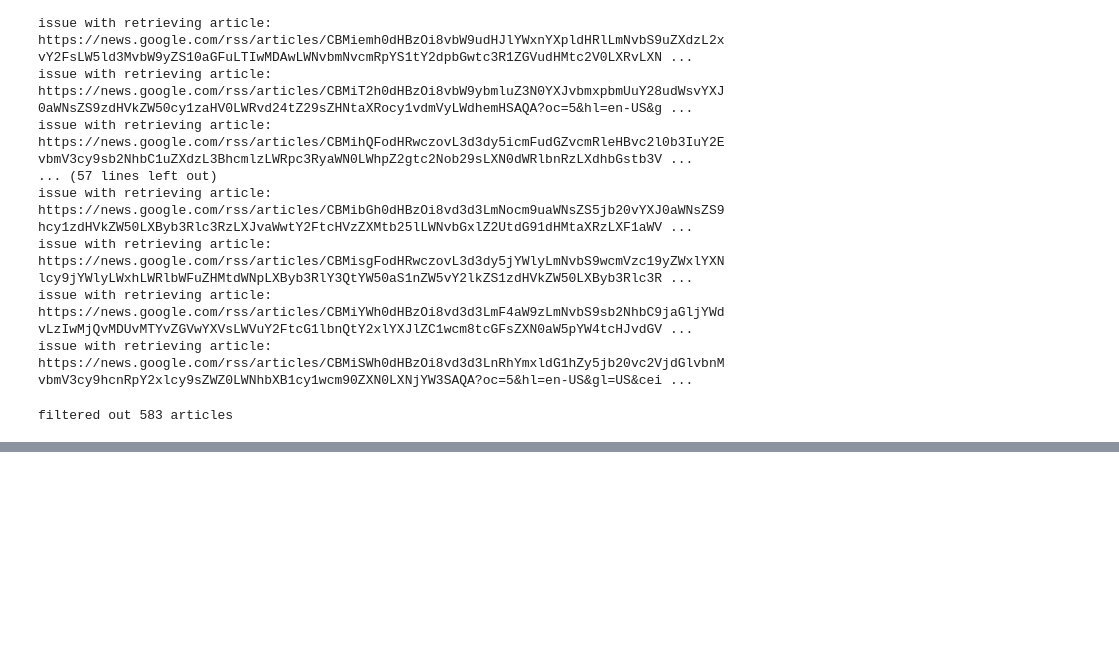
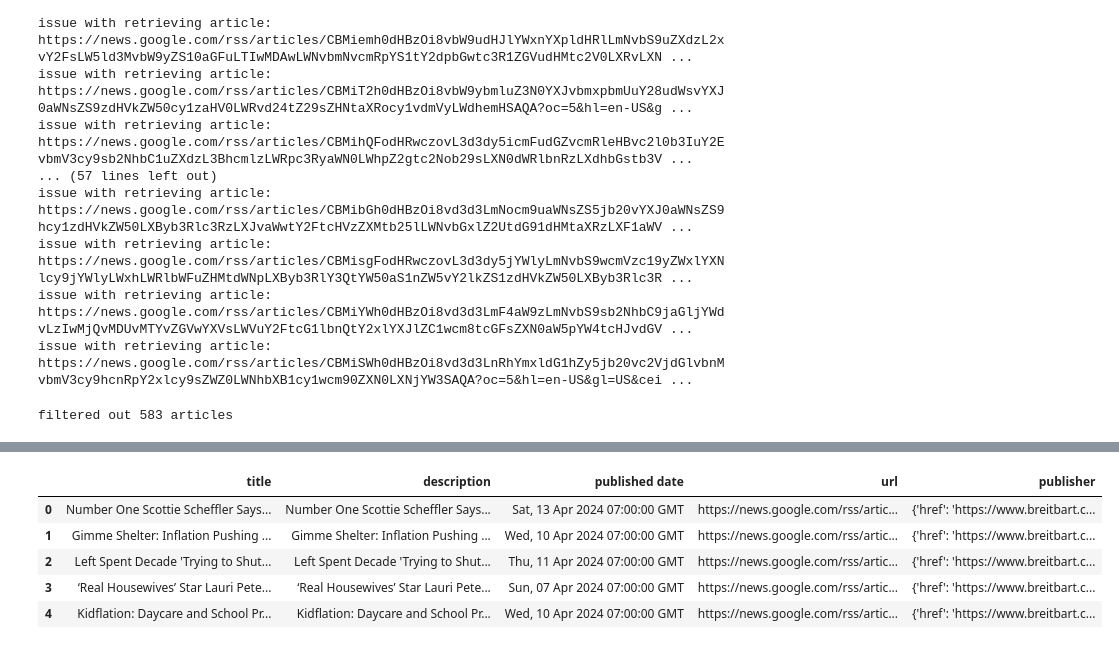
Before and after one commit to jjoycehu/poli-179, a Jupyter notebook: google news data collection.ipynb, the cells around one changed output, grey strips where cells are left out. Saved outputs shown, nothing was run; the diff lists cells and outputs as text; code cells hidden in the pictures; blank space fills up the shorter version.

```diff
--- a/google news data collection.ipynb
+++ b/google news data collection.ipynb
@@ -212,0 +227,38 @@ test.to_csv('unfiltered.csv')
+# %%
+start = time.time()
+# generate dates in 1 week intervals from March 01, 2024 to May 23rd, 2024
+dates = pd.date_range(start='4/1/2024', end='5/23/2024', freq='1W')
+# turn into tuples
+dates = [(date.year, date.month, date.day) for date in dates]
+
+
+# for each date interval, search and collect data
+for i in range(len(dates) - 1): # stop before the last date
+
+    # create gnews object
+    news = GNews(language='en',
+                    country='US',
+                    start_date= dates[i],
+                    end_date=dates[i + 1],
+                    max_results=50,
+                   )
+    # get news
+    results = news.get_news_by_site('breitbart.com')
+
+    # if this is the first iteration
+    if i == 0:
+        df = pd.DataFrame(results)
+
+
+    # else add to existing df
+    else:
+        new_df = pd.DataFrame(results)
+        df = pd.concat([df, new_df])
+
+    # increment i
+    i += 1
+
+end = time.time()
+print('time elapsed: ', end - start, ' seconds')
+df.head()
+# %% [output]
@@ -212,0 +266,6 @@ test.to_csv('unfiltered.csv')
+|  | title | description | published date | url | publisher |
+| 0 | Number One Scottie Scheffler Says... | Number One Scottie Scheffler Says... | Sat, 13 Apr 2024 07:00:00 GMT | https://news.google.com/rss/artic... | {'href': 'https://www.breitbart.c... |
+| 1 | Gimme Shelter: Inflation Pushing ... | Gimme Shelter: Inflation Pushing ... | Wed, 10 Apr 2024 07:00:00 GMT | https://news.google.com/rss/artic... | {'href': 'https://www.breitbart.c... |
+| 2 | Left Spent Decade 'Trying to Shut... | Left Spent Decade 'Trying to Shut... | Thu, 11 Apr 2024 07:00:00 GMT | https://news.google.com/rss/artic... | {'href': 'https://www.breitbart.c... |
+| 3 | ‘Real Housewives’ Star Lauri Pete... | ‘Real Housewives’ Star Lauri Pete... | Sun, 07 Apr 2024 07:00:00 GMT | https://news.google.com/rss/artic... | {'href': 'https://www.breitbart.c... |
+| 4 | Kidflation: Daycare and School Pr... | Kidflation: Daycare and School Pr... | Wed, 10 Apr 2024 07:00:00 GMT | https://news.google.com/rss/artic... | {'href': 'https://www.breitbart.c... |
```
Also changed, not shown: parts of 7 cells of this notebook, 2 other files.
